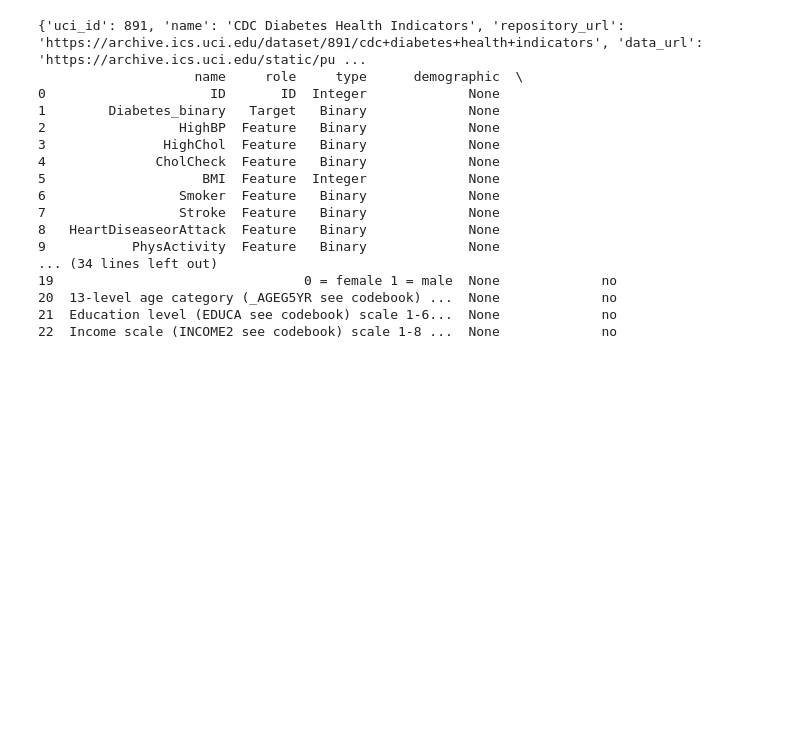
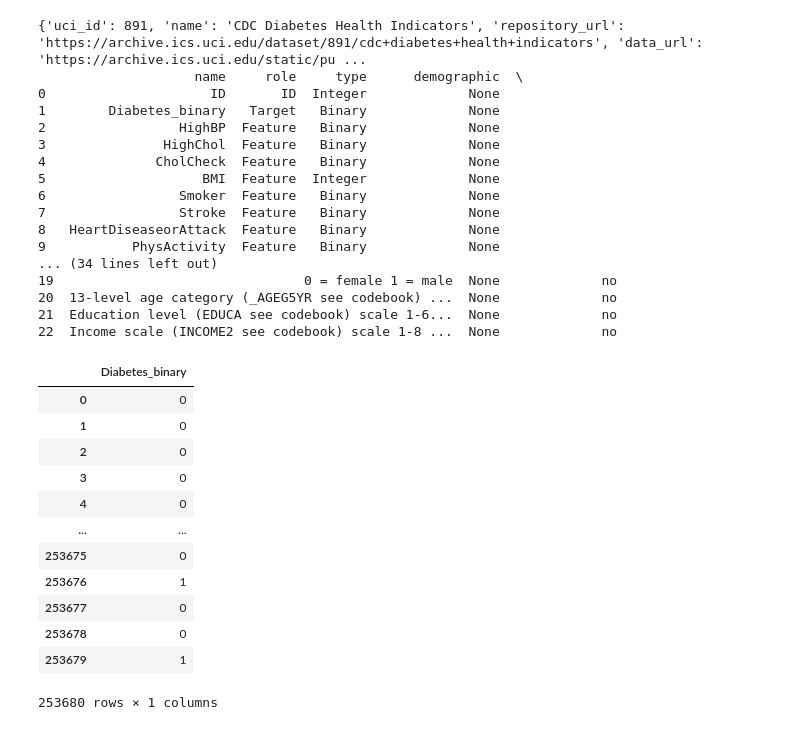
Before and after one commit to Vika77-kuromi/ML-Project, a Jupyter notebook: ML-Final Project.ipynb, the cells around one changed output. Drawn from its saved outputs; the diff is of its cells as text; code cells hidden in the pictures; blank space fills up the shorter version.

```diff
--- a/ML-Final Project.ipynb
+++ b/ML-Final Project.ipynb
@@ -36,3 +36,19 @@ print(cdc_diabetes_health_indicators.variables)
 20  13-level age category (_AGEG5YR see codebook) ...  None             no
 21  Education level (EDUCA see codebook) scale 1-6...  None             no
 22  Income scale (INCOME2 see codebook) scale 1-8 ...  None             no
+# %%
+y
+# %% [output]
+|  | Diabetes_binary |
+| 0 | 0 |
+| 1 | 0 |
+| 2 | 0 |
+| 3 | 0 |
+| 4 | 0 |
+| ... | ... |
+| 253675 | 0 |
+| 253676 | 1 |
+| 253677 | 0 |
+| 253678 | 0 |
+| 253679 | 1 |
+253680 rows × 1 columns
```
Also changed, not shown: parts of 21 cells of this notebook.
